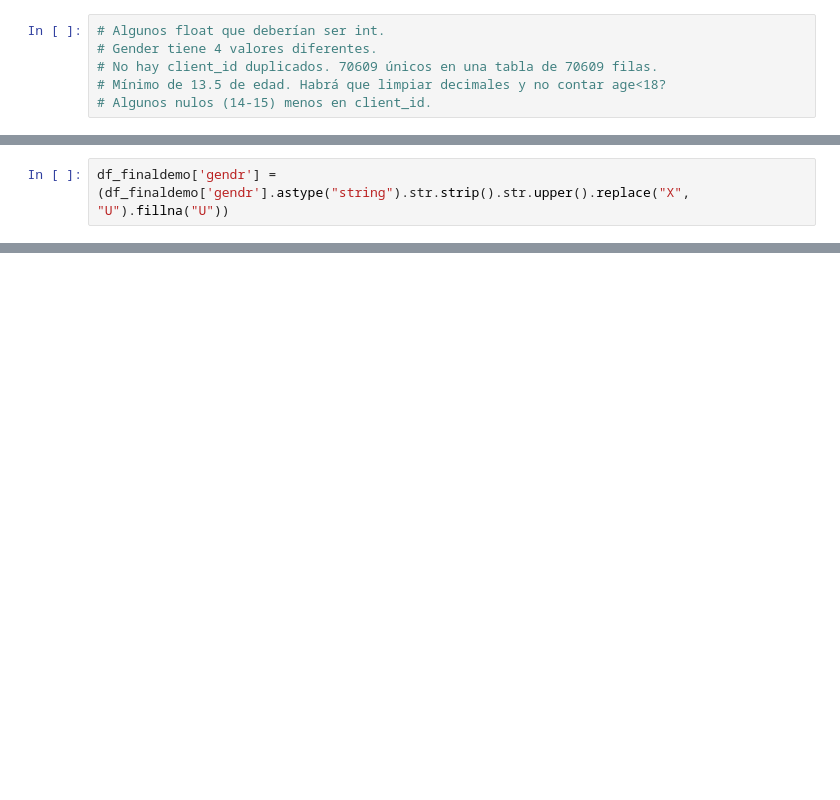
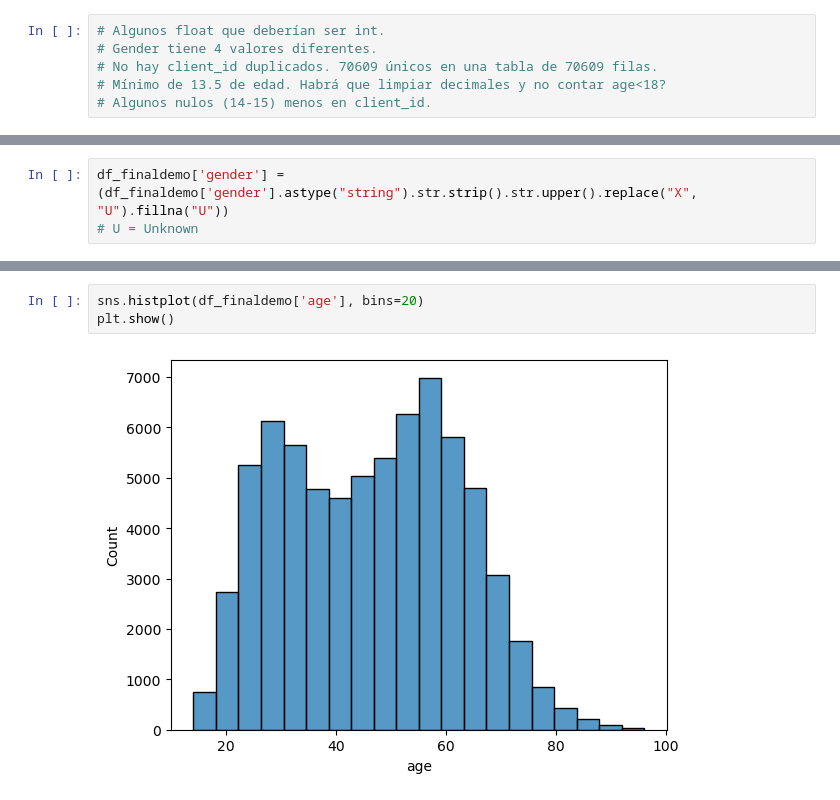
Before and after one commit to bperezlovisolo/Proyecto_4, a Jupyter notebook: notebooks/eda_demo.ipynb, the cells around one changed output, grey strips where cells are left out. Cells and saved outputs as stored; diff of their text form; blank space fills up the shorter version.

```diff
--- a/notebooks/eda_demo.ipynb
+++ b/notebooks/eda_demo.ipynb
@@ -118,4 +130,5 @@ NaN       14
 X          3
 Name: count, dtype: int64
 # %%
-df_finaldemo['gendr'] = (df_finaldemo['gendr'].astype("string").str.strip().str.upper().replace("X", "U").fillna("U"))
+df_finaldemo['gender'] = (df_finaldemo['gender'].astype("string").str.strip().str.upper().replace("X", "U").fillna("U"))
+# U = Unknown
@@ -129,0 +168,5 @@ Name: count, dtype: Int64
+# %%
+sns.histplot(df_finaldemo['age'], bins=20)
+plt.show()
+# %% [output]
+[figure, added]
```
Also changed, not shown: parts of 24 cells of this notebook.
